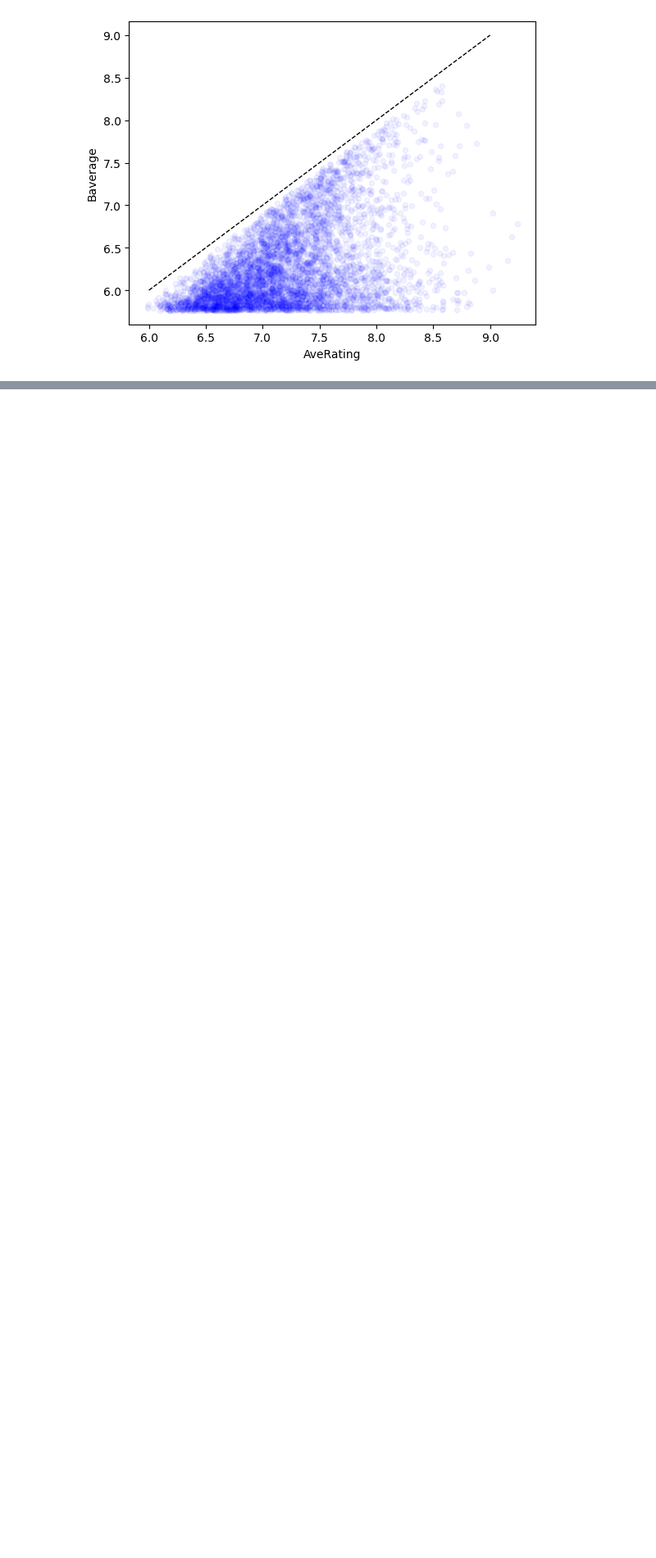
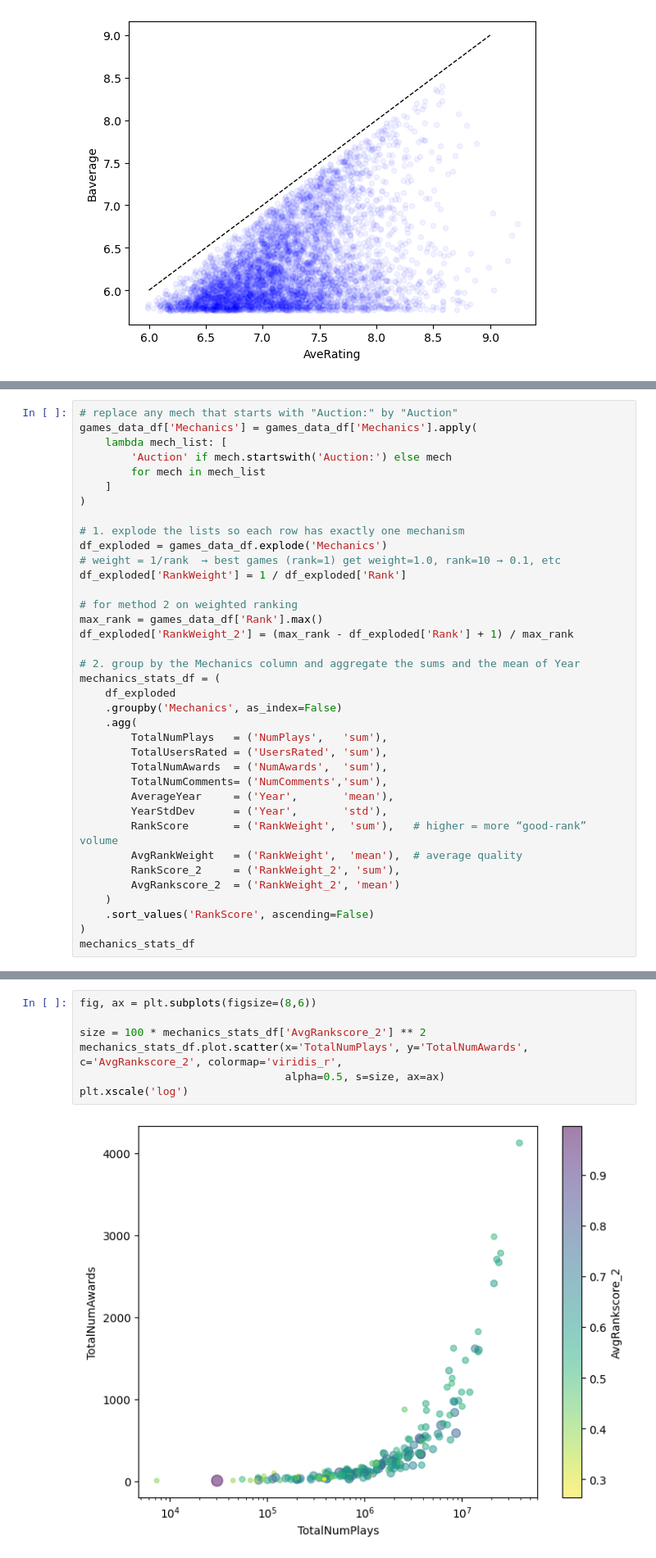
Before and after one commit to manuelarcer/bgg, a Jupyter notebook: bgg_scraper_v3.ipynb, the cells around one changed output, grey strips where cells are left out. Shown at 82% size. Drawn from its saved outputs; the diff is of its cells as text; blank space fills up the shorter version.

```diff
--- a/bgg_scraper_v3.ipynb
+++ b/bgg_scraper_v3.ipynb
@@ -676,0 +693,37 @@ plt.yscale('log')
+# %%
+# replace any mech that starts with "Auction:" by "Auction"
+games_data_df['Mechanics'] = games_data_df['Mechanics'].apply(
+    lambda mech_list: [
+        'Auction' if mech.startswith('Auction:') else mech
+        for mech in mech_list
+    ]
+)
+
+# 1. explode the lists so each row has exactly one mechanism
+df_exploded = games_data_df.explode('Mechanics')
+# weight = 1/rank  → best games (rank=1) get weight=1.0, rank=10 → 0.1, etc
+df_exploded['RankWeight'] = 1 / df_exploded['Rank']
+
+# for method 2 on weighted ranking
+max_rank = games_data_df['Rank'].max()
+df_exploded['RankWeight_2'] = (max_rank - df_exploded['Rank'] + 1) / max_rank
+
+# 2. group by the Mechanics column and aggregate the sums and the mean of Year
+mechanics_stats_df = (
+    df_exploded
+    .groupby('Mechanics', as_index=False)
+    .agg(
+        TotalNumPlays   = ('NumPlays',   'sum'),
+        TotalUsersRated = ('UsersRated', 'sum'),
+        TotalNumAwards  = ('NumAwards',  'sum'),
+        TotalNumComments= ('NumComments','sum'),
+        AverageYear     = ('Year',       'mean'),
+        YearStdDev      = ('Year',       'std'),
+        RankScore       = ('RankWeight',  'sum'),   # higher = more “good‐rank” volume
+        AvgRankWeight   = ('RankWeight',  'mean'),  # average quality
+        RankScore_2     = ('RankWeight_2', 'sum'),
+        AvgRankscore_2  = ('RankWeight_2', 'mean')
+    )
+    .sort_values('RankScore', ascending=False)
+)
+mechanics_stats_df
@@ -676,0 +744,9 @@ plt.yscale('log')
+# %%
+fig, ax = plt.subplots(figsize=(8,6))
+
+size = 100 * mechanics_stats_df['AvgRankscore_2'] ** 2
+mechanics_stats_df.plot.scatter(x='TotalNumPlays', y='TotalNumAwards', c='AvgRankscore_2', colormap='viridis_r',
+                                alpha=0.5, s=size, ax=ax)
+plt.xscale('log')
+# %% [output]
+[figure, added]
```
Also changed, not shown: parts of 9 cells of this notebook.
